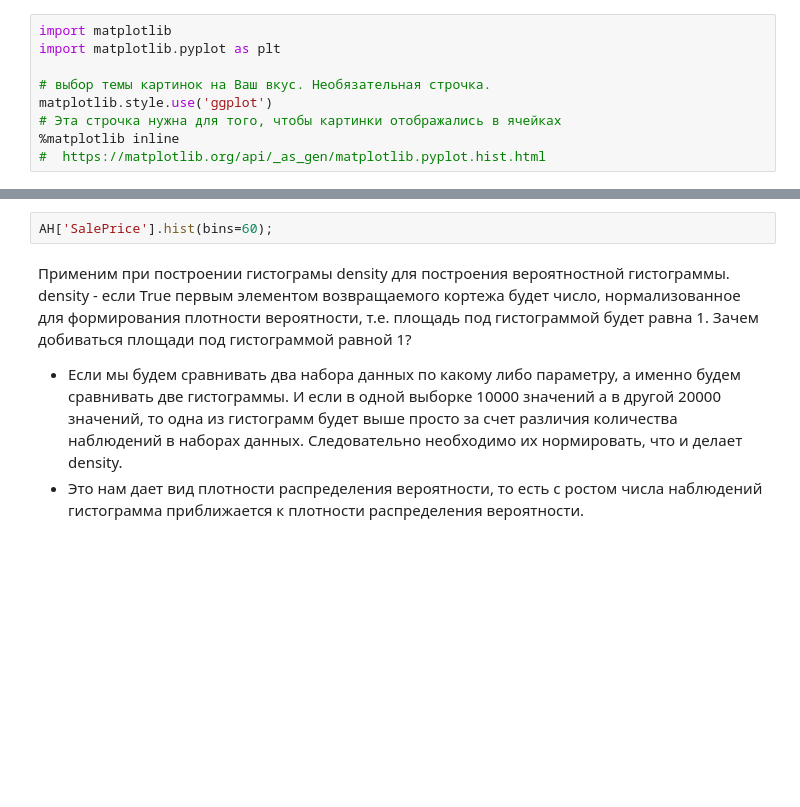
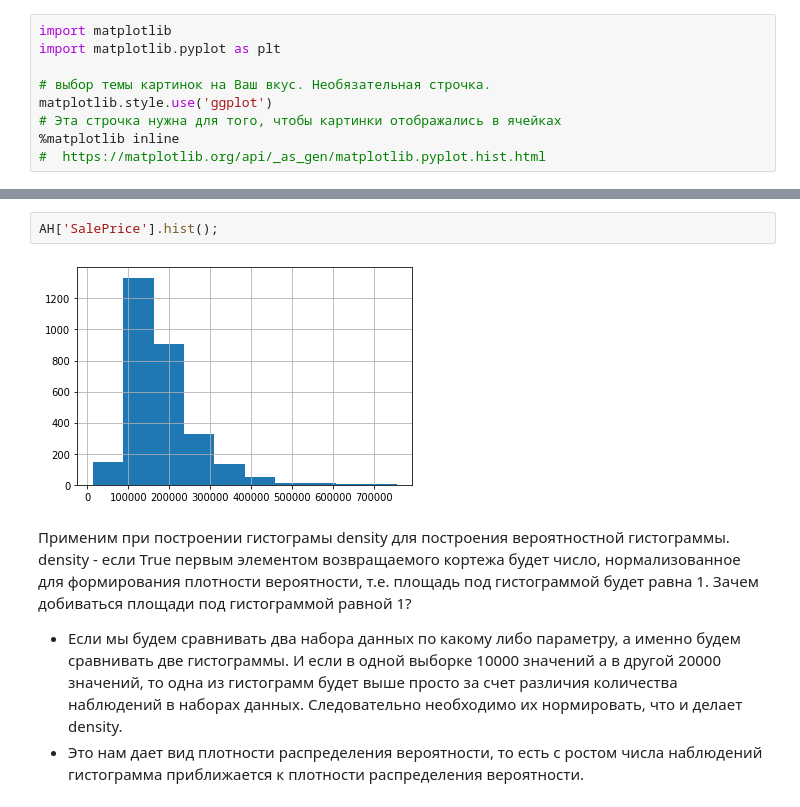
Before and after one commit to Andrew3100/DataScience, a Jupyter notebook: L_1_DescriptiveStatistics.ipynb, the cells around one changed output, grey strips where cells are left out. Cells and saved outputs as stored; diff of their text form; blank space fills up the shorter version.

```diff
--- a/L_1_DescriptiveStatistics.ipynb
+++ b/L_1_DescriptiveStatistics.ipynb
@@ -76,5 +128,7 @@ AH['SalePrice'].hist();
 # %%
-AH['SalePrice'].hist(bins=60);
+AH['SalePrice'].hist();
+# %% [output]
+[figure, added]
 # %% [markdown]
 Применим при построении гистограмы density для построения вероятностной гистограммы.
 density - если True первым элементом возвращаемого кортежа будет число, нормализованное для формирования плотности вероятности, т.е. площадь под гистограммой будет равна 1.
```
Also changed, not shown: parts of 9 cells of this notebook, 5 other files.
